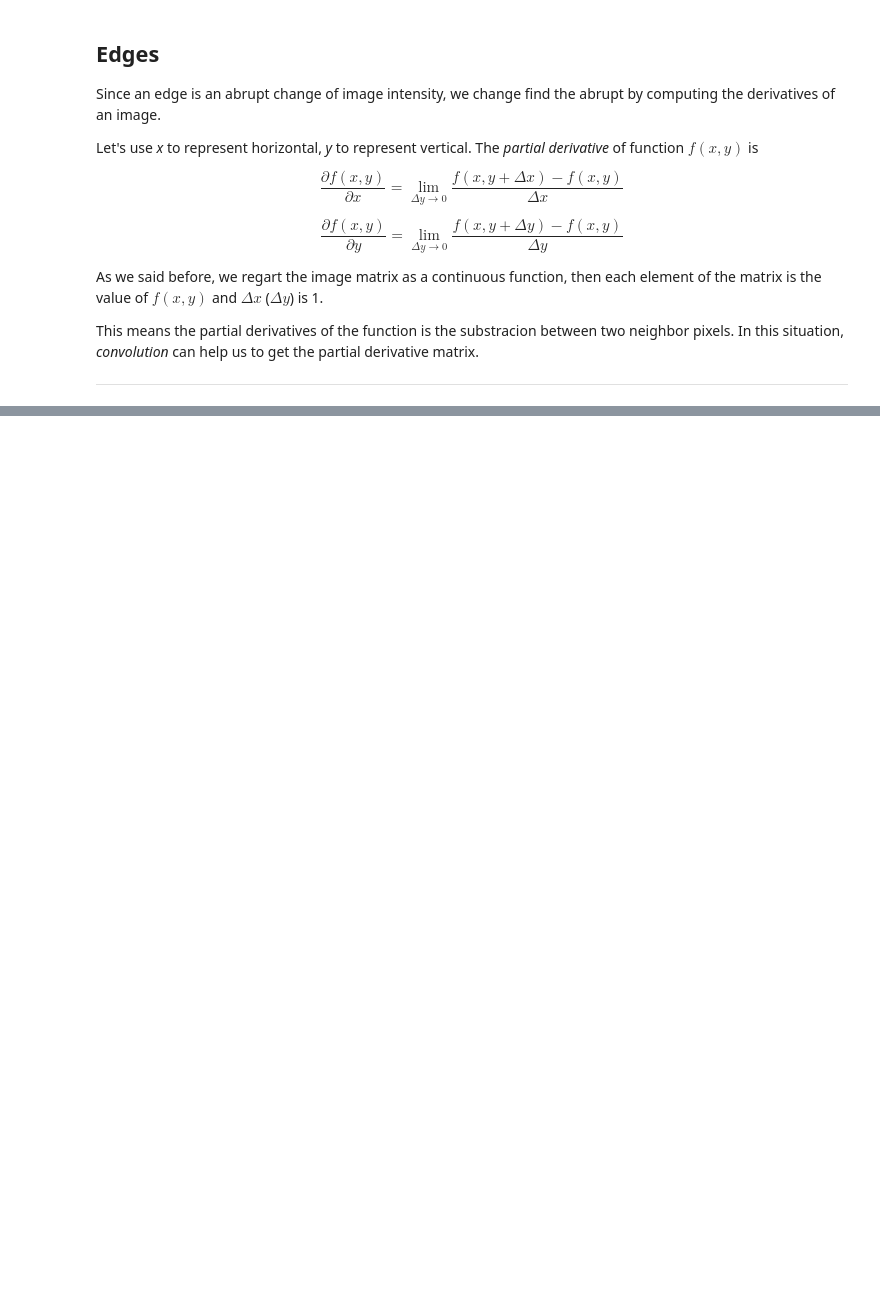
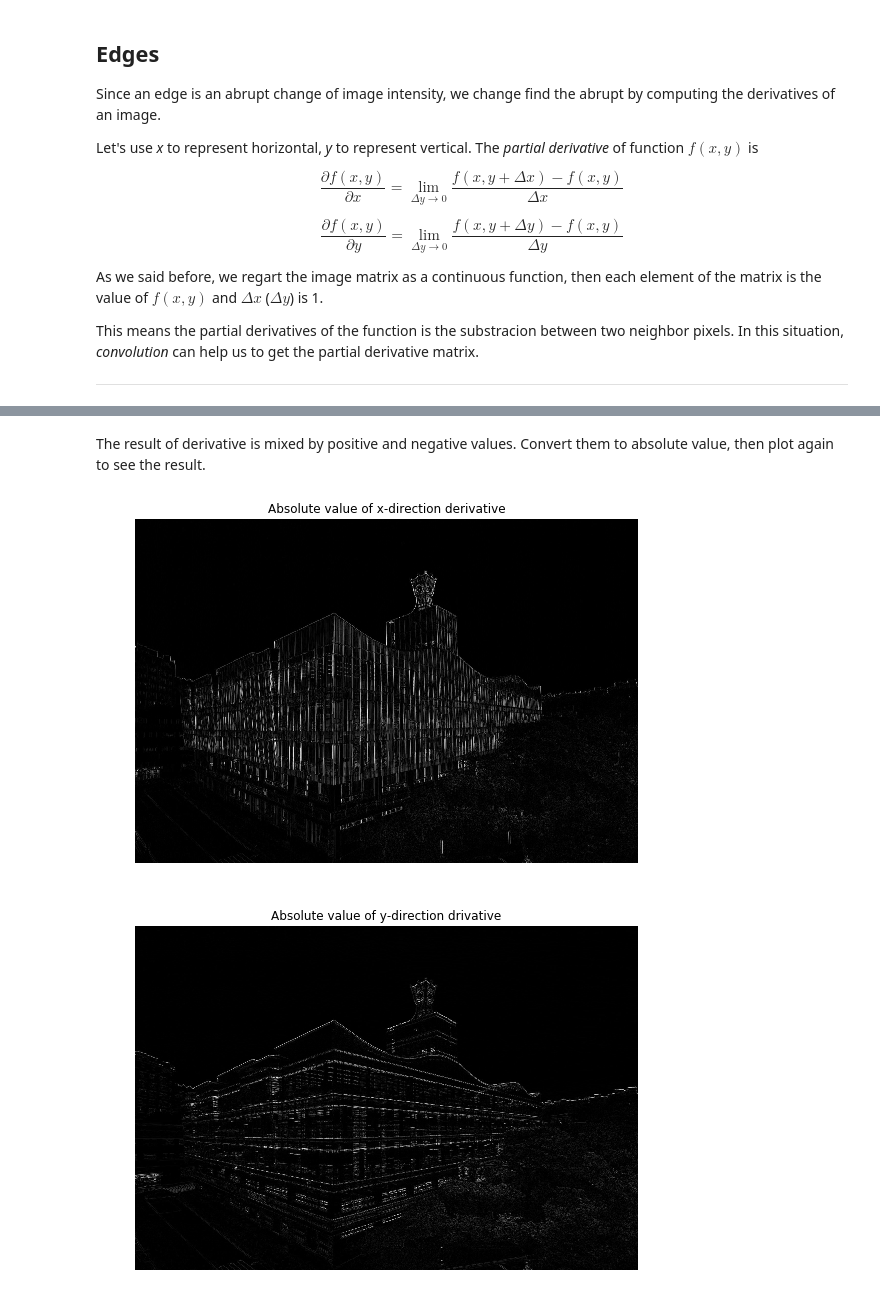
Before and after one commit to z1ggy-o/assignment01, a Jupyter notebook: assignment05/assignment05.ipynb, the cells around one changed output, grey strips where cells are left out. Saved outputs shown, nothing was run; the diff lists cells and outputs as text; code cells hidden in the pictures; blank space fills up the shorter version.

```diff
--- a/assignment05/assignment05.ipynb
+++ b/assignment05/assignment05.ipynb
@@ -78,0 +157,33 @@ the derivative is f(x+1)-f(x)/h, use convolution, we can the the partial derivat
+# %% [markdown]
+The result of derivative is mixed by positive and negative values.
+Convert them to absolute value, then plot again to see the result.
+# %%
+# absolute value of gradient
+def deriv_abs(deriv):
+    n_row = len(deriv)
+    n_col = len(deriv[0])
+    result = np.empty([n_row, n_col])
+
+    for i in range(n_row):
+        for j in range(n_col):
+            result[i][j] = abs(deriv[i][j])
+
+    return result
+
+abs_x = deriv_abs(de_x)
+abs_y = deriv_abs(de_y)
+
+plt.figure(4, figsize=(9,12))
+plt.title('Absolute value of x-direction derivative')
+plt.imshow(abs_x, cmap='gray')
+plt.axis('off')
+
+plt.figure(5, figsize=(9,12))
+plt.title('Absolute value of y-direction drivative')
+plt.imshow(abs_y, cmap='gray')
+plt.axis('off')
+
+plt.show()
+# %% [output]
+[figure, added]
+[figure, added]
```
Also changed, not shown: parts of 29 cells of this notebook, 3 other files.
